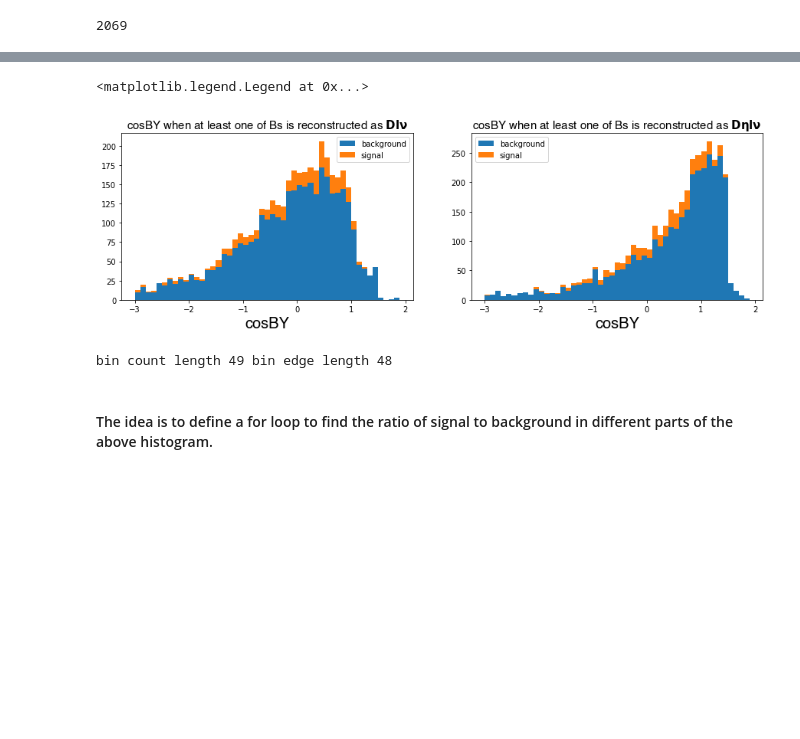
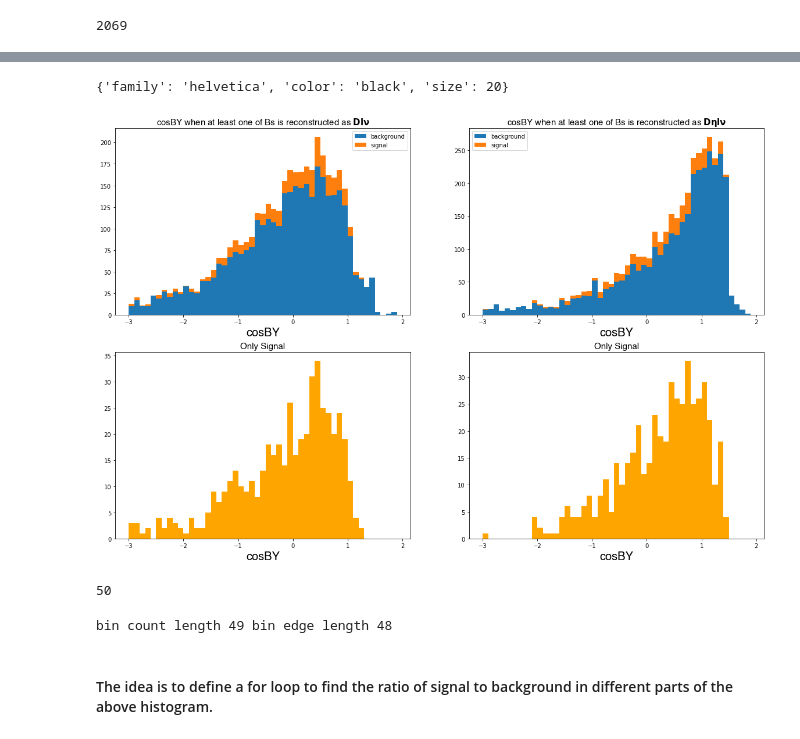
Before and after one commit to SaharGholipour/Sahar_MSc, a Jupyter notebook: mysignal_comparison.ipynb, the cells around one changed output, grey strips where cells are left out. Drawn from its saved outputs; the diff is of its cells as text; code cells hidden in the pictures; blank space fills up the shorter version.

```diff
--- a/mysignal_comparison.ipynb
+++ b/mysignal_comparison.ipynb
@@ -94,0 +112,5 @@ process.start()
+# %%
+df_mix = pd.DataFrame()
+for batch in file_mixed.iterate(step_size='100 MB', library='pd'):
+    df_mix = df_mix.append(batch.query(B0B0cut+AND+roecuts))
+df_mix
@@ -199,14 +253,15 @@ $B^+B^-$
 # so one of the Bs is charged based on what I checked the other one is also charged so like Dlnu in [300, 400]
 # add this cut later: samplesBp1 = aTree.query(mycand+AND+BpBmcut+AND+Bprec_eta)
 
-samplesBp0 = Tree.loc['charged'].query(cand0)
-samplesBp1 = Tree.loc['charged'].query(cand0+AND+etacut)
-samplesBp2 = Tree.loc['charged'].query(cand0+AND+y4scuts)
-samplesBp3 = Tree.loc['charged'].query(cand0+AND+y4scuts_new)
+samplesBp0 = Tree.loc['charged']
+samplesBp1 = Tree.loc['charged'].query(cand0)
+samplesBp2 = Tree.loc['charged'].query(cand0+AND+etacut)
+samplesBp3 = Tree.loc['charged'].query(cand0+AND+y4scuts)
+# samplesBp3 = Tree.loc['charged'].query(cand0+AND+y4scuts_new)
 samplesBp4 = Tree.loc['charged'].query(cand0+AND+y4scuts+AND+etacut)
 samplesBp_cuts = [samplesBp0, samplesBp1, samplesBp2, samplesBp3, samplesBp4]
 # %%
-tree_p = sig_bkg_counter(3005530,samplesBp_cuts)
+tree_p = sig_bkg_counter('charged',samplesBp_cuts)
 # %% [output]
        length  total_sigbkg  n_signal   n_background   significance     efficiency         p         peaking_bkg
 my
@@ -357,48 +621,68 @@ Name: B0_decayModeID, Length: 1922, dtype: float64
+# %%
+print(form_label)
+# %% [output]
+{'family': 'helvetica', 'color': 'black', 'size': 20}
 # %%
 # cosBY for Dlnu
-cosBY0p_Dl_sig = tree_p.loc['cut0'].loc['signal'].query('B0_decayModeID<500')['cosBY0']
-cosBY1p_Dl_sig = tree_p.loc['cut0'].loc['signal'].query('B1_decayModeID<500')['cosBY1']
+cosBY0p_Dl_sig = tree_p.loc['cut1'].loc['signal'].query('B0_decayModeID<500')['cosBY0']
+cosBY1p_Dl_sig = tree_p.loc['cut1'].loc['signal'].query('B1_decayModeID<500')['cosBY1']
 cosBYp_Dl_sig = pd.concat([cosBY0p_Dl_sig,cosBY1p_Dl_sig])
 
-cosBY0p_Dl_bkg = tree_p.loc['cut0'].loc['background'].query('B0_decayModeID<500')['cosBY0']
-cosBY1p_Dl_bkg = tree_p.loc['cut0'].loc['background'].query('B1_decayModeID<500')['cosBY1']
+cosBY0p_Dl_bkg = tree_p.loc['cut1'].loc['background'].query('B0_decayModeID<500')['cosBY0']
+cosBY1p_Dl_bkg = tree_p.loc['cut1'].loc['background'].query('B1_decayModeID<500')['cosBY1']
 cosBYp_Dl_bkg = pd.concat([cosBY0p_Dl_bkg, cosBY1p_Dl_bkg])
 
 # cosBY for Detalnu
-cosBY0p_Detal_sig = tree_p.loc['cut0'].loc['signal'].query('abs(B0_decayModeID-1650)<60')['cosBY0']
-cosBY1p_Detal_sig = tree_p.loc['cut0'].loc['signal'].query('abs(B1_decayModeID-1650)<60')['cosBY1']
+cosBY0p_Detal_sig = tree_p.loc['cut1'].loc['signal'].query('abs(B0_decayModeID-1650)<60')['cosBY0']
+cosBY1p_Detal_sig = tree_p.loc['cut1'].loc['signal'].query('abs(B1_decayModeID-1650)<60')['cosBY1']
 cosBYp_Detal_sig = pd.concat([cosBY0p_Detal_sig,cosBY1p_Detal_sig])
 
-cosBY0p_Detal_bkg = tree_p.loc['cut0'].loc['background'].query('abs(B0_decayModeID-1650)<60')['cosBY0']
-cosBY1p_Detal_bkg = tree_p.loc['cut0'].loc['background'].query('abs(B1_decayModeID-1650)<60')['cosBY1']
+cosBY0p_Detal_bkg = tree_p.loc['cut1'].loc['background'].query('abs(B0_decayModeID-1650)<60')['cosBY0']
+cosBY1p_Detal_bkg = tree_p.loc['cut1'].loc['background'].query('abs(B1_decayModeID-1650)<60')['cosBY1']
 cosBYp_Detal_bkg = pd.concat([cosBY0p_Detal_bkg, cosBY1p_Detal_bkg])
 
-form1 = {'family': 'helvetica', 'color': 'black', 'size': 20}
 
 # plt.figure(figsize=(15, 4))
 # ax_log = plt.subplot(121)
 # count, bins, _ = ax_log.hist([cosBY0p_bkg, cosBY0p_sig], label=['background', 'signal'], bins=50)
 # ax_log.set_yscale('log')
 # print(count[0])
 
-plt.figure(figsize=(15, 4))
-ax_linear = plt.subplot(121)
+plt.figure(figsize=(20, 10))
+ax_linear = plt.subplot(221)
 count_cosBYp_Dl, binedges_cosBYp_Dl, _ = ax_linear.hist([cosBYp_Dl_bkg, cosBYp_Dl_sig], label=['background', 'signal'], histtype='barstacked', bins=np.arange(-3,2,0.1))
-plt.xlabel('cosBY', fontdict=form1)
-plt.title(r'cosBY when at least one of Bs is reconstructed as $\bf Dl\nu$', fontdict=form)
+plt.xlabel('cosBY', fontdict=form_label)
+plt.title(r'cosBY when at least one of Bs is reconstructed as $\bf Dl\nu$', fontdict=form_title)
 plt.legend()
 
-ax_linear = plt.subplot(122)
+ax_linear = plt.subplot(222)
 count_cosBYp_Detal, binedges_cosBYp_Detal, _ = ax_linear.hist([cosBYp_Detal_bkg, cosBYp_Detal_sig], label=['background', 'signal'], histtype='barstacked', bins=np.arange(-3,2,0.1))
-plt.xlabel('cosBY', fontdict=form1)
-plt.title(r'cosBY when at least one of Bs is reconstructed as $\bf D\eta l\nu$', fontdict=form)
+plt.xlabel('cosBY', fontdict=form_label)
+plt.title(r'cosBY when at least one of Bs is reconstructed as $\bf D\eta l\nu$', fontdict=form_title)
 plt.legend()
+
+plt.subplots_adjust(bottom=-0.1)
+
+plt.subplot(223)
+plt.xlabel('cosBY', fontdict=form_label)
+plt.title(r'Only Signal', fontdict=form_title)
+plt.hist(cosBYp_Dl_sig,bins=np.arange(-3,2,0.1), color='orange')
+
+plt.subplot(224)
+plt.xlabel('cosBY', fontdict=form_label)
+plt.title(r'Only Signal', fontdict=form_title)
+plt.hist(cosBYp_Detal_sig,bins=np.arange(-3,2,0.1), color='orange')
+
+plt.show()
 # %% [output]
-<matplotlib.legend.Legend at 0x...>
-[figure, old version]
+[figure, new version]
-# %%
-print('bin count length', len(count_cosBYp_Dl[0]), 'bin edge length', len(binedges_cosBYp_Dl[:48]))
-# %% [output]
-bin count length 49 bin edge length 48
+# %%
+len(binedges_cosBYp_Dl)
+# %% [output]
+50
+# %%
+print('bin count length', len(count_cosBYp_Dl[0]), 'bin edge length', len(binedges_cosBYp_Dl[:48]))
+# %% [output]
+bin count length 49 bin edge length 48
 # %% [markdown]
 #### The idea is to define a for loop to find the ratio of signal to background in different parts of the above histogram.
```
Also changed, not shown: parts of 65 cells of this notebook, 1 other file.
